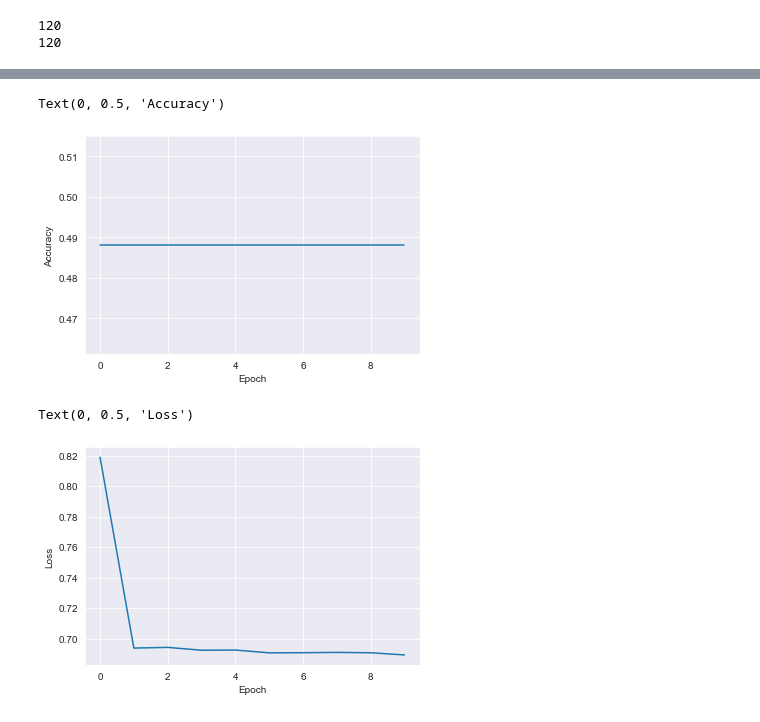
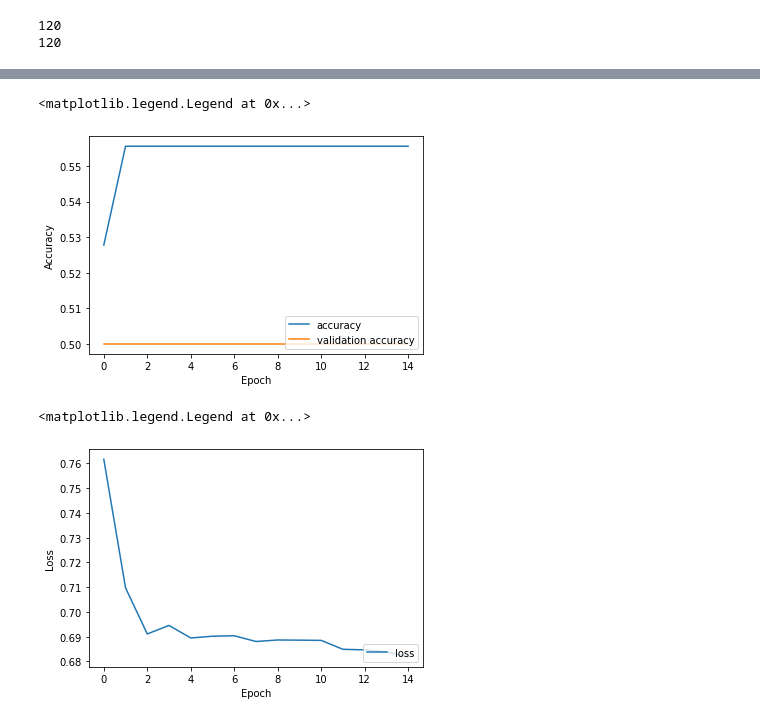
Before and after one commit to aleks-andrs/SteganographyDetection, a Jupyter notebook: Steganalysis/CNN RGB Spatial.ipynb, the cells around one changed output, grey strips where cells are left out. Saved outputs shown, nothing was run; the diff lists cells and outputs as text; code cells hidden in the pictures.

Commit message:
Added validation sets

```diff
--- a/Steganalysis/CNN RGB Spatial.ipynb
+++ b/Steganalysis/CNN RGB Spatial.ipynb
@@ -82,10 +95,14 @@ x_train, x_test, y_train, y_test = train_test_split(X, Y, test_size=0.3, random_
 # %%
+# Change data types
 x_train = np.array(x_train)
 y_train = np.array(y_train)
 x_test = np.array(x_test)
 y_test = np.array(y_test)
+x_valid = np.array(x_valid)
+y_valid = np.array(y_valid)
 # %%
 # Normalise data
 x_train = x_train / 255.0
 x_test = x_test / 255.0
+x_valid = x_valid / 255.0
 # %%
@@ -123,9 +141,9 @@ Trainable params: 114,881
 Non-trainable params: 0
 _________________________________________________________________
 # %%
-model.compile(optimizer=tf.keras.optimizers.Adam(learning_rate=0.001),
+model.compile(optimizer=tf.keras.optimizers.Adam(learning_rate=0.003),
               loss=tf.keras.losses.BinaryCrossentropy(from_logits=True),
               metrics=['accuracy'])
 # %%
-history = model.fit(x_train, y_train, epochs=10)
+history = model.fit(x_train, y_train, epochs=15, validation_data=(x_valid, y_valid))
 # %% [output]
@@ -152,15 +167,18 @@ Epoch 10/10
 # %%
 plt.plot(history.history['accuracy'], label='accuracy')
+plt.plot(history.history['val_accuracy'], label = 'validation accuracy')
 plt.xlabel('Epoch')
 plt.ylabel('Accuracy')
+plt.legend(loc='lower right')
 # %% [output]
-Text(0, 0.5, 'Accuracy')
+<matplotlib.legend.Legend at 0x...>
-[figure, old version]
+[figure, new version]
 # %%
-plt.plot(history.history['loss'], label='train')
+plt.plot(history.history['loss'], label='loss')
 plt.xlabel('Epoch')
 plt.ylabel('Loss')
+plt.legend(loc='lower right')
 # %% [output]
-Text(0, 0.5, 'Loss')
+<matplotlib.legend.Legend at 0x...>
-[figure, old version]
+[figure, new version]
 # %%
```
Also changed, not shown: parts of 8 cells of this notebook.
